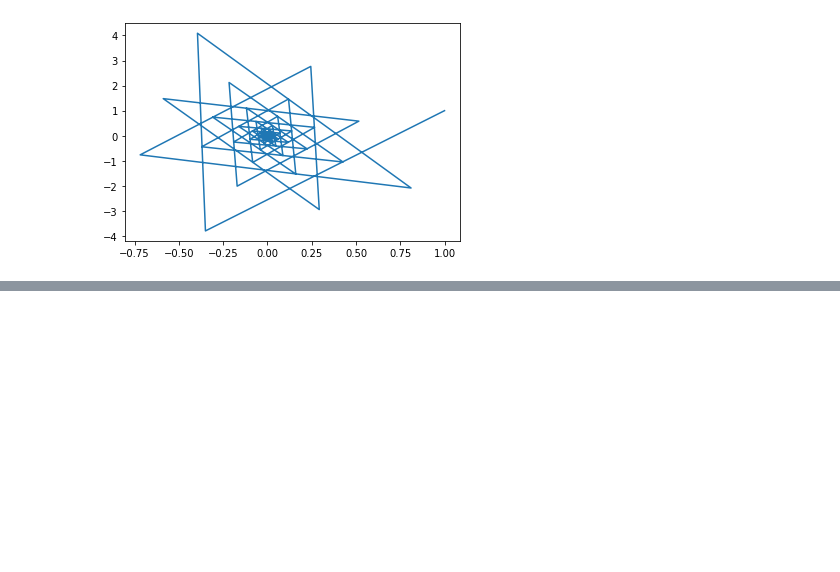
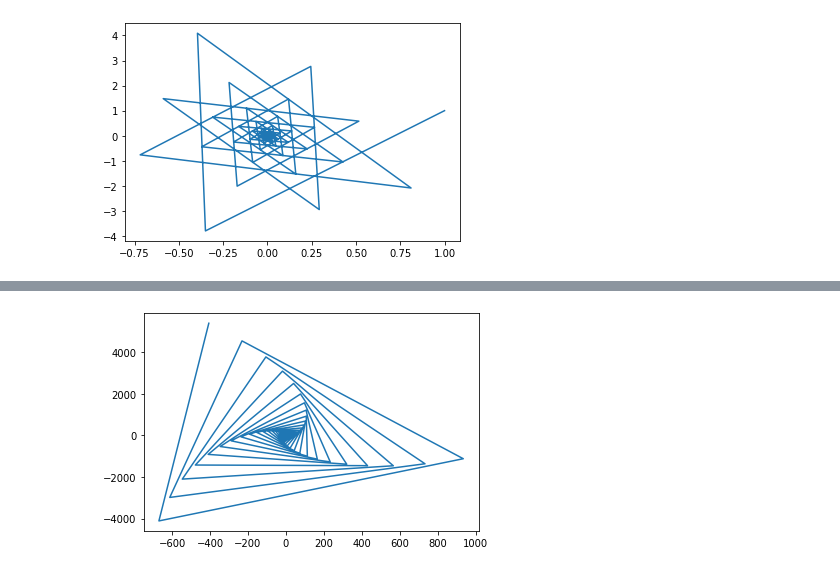
Before and after one commit to sebastianripari/75.26_simulacion, a Jupyter notebook: 4/7.ipynb, the cells around one changed output, grey strips where cells are left out. Drawn from its saved outputs; the diff is of its cells as text; code cells hidden in the pictures; blank space fills up the shorter version.

```diff
--- a/4/7.ipynb
+++ b/4/7.ipynb
@@ -46,0 +101,6 @@ pyplot.show()
+# %%
+import matplotlib.pyplot as pyplot
+pyplot.plot([pair[0] for pair in pairs], [pair[1] for pair in pairs])
+pyplot.show()
+# %% [output]
+[figure, added]
```
Also changed, not shown: parts of 13 cells of this notebook.
